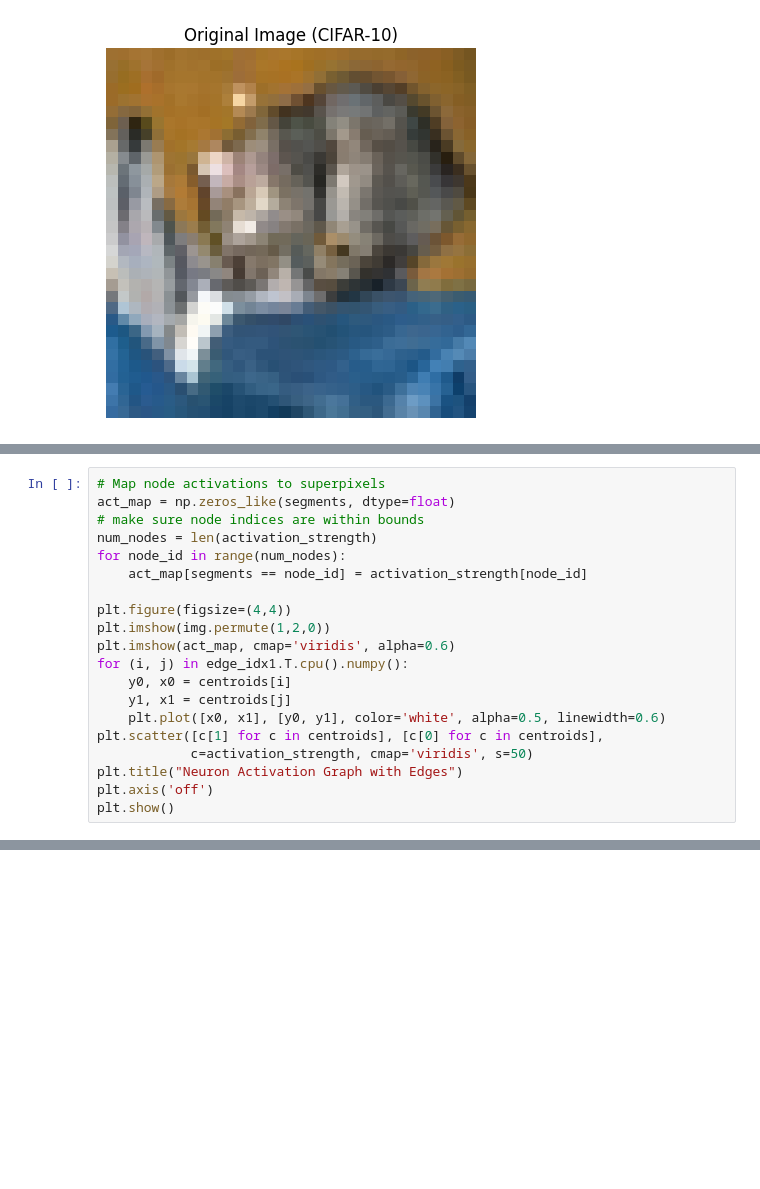
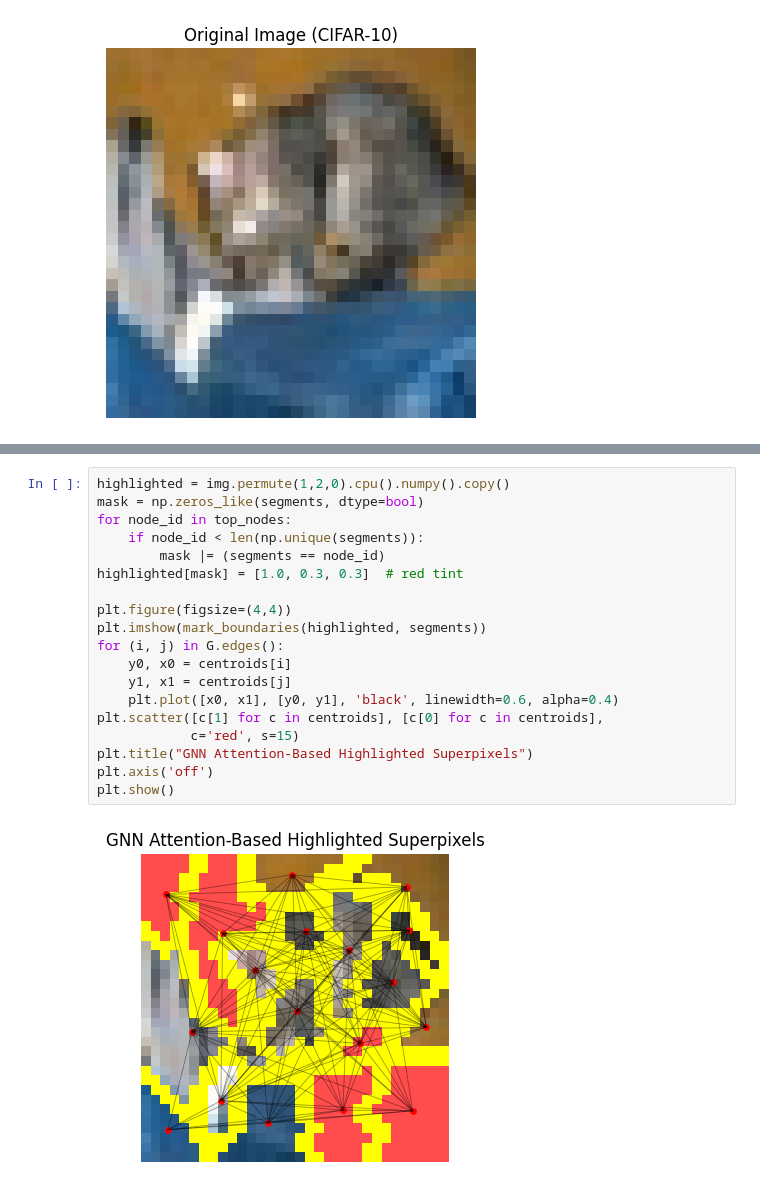
Before and after one commit to KMRSKPHALGUN/Explainable-GNN-for-Image-Classification, a Jupyter notebook: demo notebook/demo_graph_building.ipynb, the cells around one changed output, grey strips where cells are left out. Saved outputs shown, nothing was run; the diff lists cells and outputs as text; blank space fills up the shorter version.

```diff
--- a/demo notebook/demo_graph_building.ipynb
+++ b/demo notebook/demo_graph_building.ipynb
@@ -159,20 +103,0 @@ activation_strength /= activation_strength.max()  # normalize to [0, 1]
-# %%
-# Map node activations to superpixels
-act_map = np.zeros_like(segments, dtype=float)
-# make sure node indices are within bounds
-num_nodes = len(activation_strength)
-for node_id in range(num_nodes):
-    act_map[segments == node_id] = activation_strength[node_id]
-
-plt.figure(figsize=(4,4))
-plt.imshow(img.permute(1,2,0))
-plt.imshow(act_map, cmap='viridis', alpha=0.6)
-for (i, j) in edge_idx1.T.cpu().numpy():
-    y0, x0 = centroids[i]
-    y1, x1 = centroids[j]
-    plt.plot([x0, x1], [y0, y1], color='white', alpha=0.5, linewidth=0.6)
-plt.scatter([c[1] for c in centroids], [c[0] for c in centroids],
-            c=activation_strength, cmap='viridis', s=50)
-plt.title("Neuron Activation Graph with Edges")
-plt.axis('off')
-plt.show()
@@ -188,0 +128,21 @@ plt.show()
+# %%
+highlighted = img.permute(1,2,0).cpu().numpy().copy()
+mask = np.zeros_like(segments, dtype=bool)
+for node_id in top_nodes:
+    if node_id < len(np.unique(segments)):
+        mask |= (segments == node_id)
+highlighted[mask] = [1.0, 0.3, 0.3]  # red tint
+
+plt.figure(figsize=(4,4))
+plt.imshow(mark_boundaries(highlighted, segments))
+for (i, j) in G.edges():
+    y0, x0 = centroids[i]
+    y1, x1 = centroids[j]
+    plt.plot([x0, x1], [y0, y1], 'black', linewidth=0.6, alpha=0.4)
+plt.scatter([c[1] for c in centroids], [c[0] for c in centroids],
+            c='red', s=15)
+plt.title("GNN Attention-Based Highlighted Superpixels")
+plt.axis('off')
+plt.show()
+# %% [output]
+[figure, added]
```
Also changed, not shown: parts of 9 cells of this notebook.
